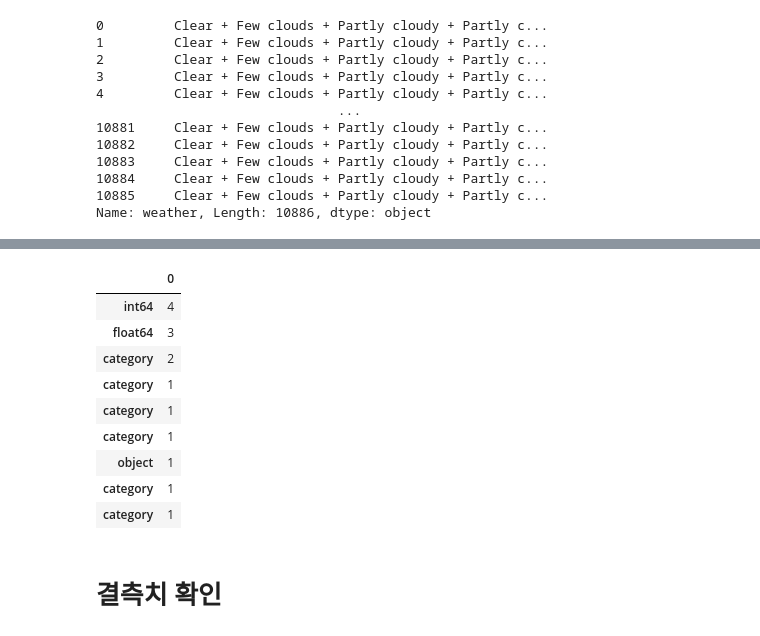
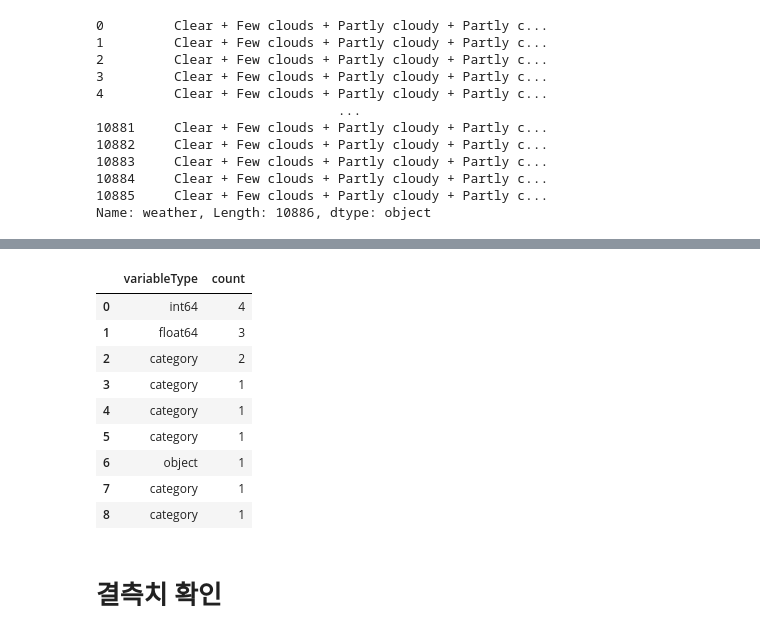
Before and after one commit to chsop/kaggle, a Jupyter notebook: BikeSharing/bike_sharing_demand_practice.ipynb, the cells around one changed output, grey strips where cells are left out. Saved outputs shown, nothing was run; the diff lists cells and outputs as text; code cells hidden in the pictures.

```diff
--- a/BikeSharing/bike_sharing_demand_practice.ipynb
+++ b/BikeSharing/bike_sharing_demand_practice.ipynb
@@ -129,9 +131,9 @@ dailyData["hour"] = dailyData.datetime.apply(lambda x : x.split()[1].split(":")[
 dailyData["weekday"] = dailyData.date.apply(lambda dateString : calendar.day_name[datetime.strptime(dateString,"%Y-%m-%d").weekday()])
 dailyData["month"] = dailyData.date.apply(lambda dateString : calendar.month_name[datetime.strptime(dateString,"%Y-%m-%d").month])
 dailyData["season"] = dailyData.season.map({1: "Spring", 2 : "Summer", 3 : "Fall", 4 :"Winter" })
-dailyData["weather"] = dailyData.weather.map({1: " Clear + Few clouds + Partly cloudy + Partly cloudy",\
-                                        2 : " Mist + Cloudy, Mist + Broken clouds, Mist + Few clouds, Mist ", \
-                                        3 : " Light Snow, Light Rain + Thunderstorm + Scattered clouds, Light Rain + Scattered clouds", \
+dailyData["weather"] = dailyData.weather.map({1: " Clear + Few clouds + Partly cloudy + Partly cloudy",
+                                        2 : " Mist + Cloudy, Mist + Broken clouds, Mist + Few clouds, Mist ",
+                                        3 : " Light Snow, Light Rain + Thunderstorm + Scattered clouds, Light Rain + Scattered clouds",
                                         4 :" Heavy Rain + Ice Pallets + Thunderstorm + Mist, Snow + Fog " })
 # %%
 dailyData.head()
@@ -172,22 +174,28 @@ dtypes: category(7), float64(3), int64(4), object(1)
 memory usage: 757.1+ KB
 # %%
 # 컬럼 타입 시각화  -> 오류 확인 필요
-dataTypeDf = pd.DataFrame(dailyData.dtypes.value_counts()).reset_index().rename(columns={"index":"variableType",0:"count"})
-fig,ax = plt.subplots()
-fig.set_size_inches(12,5)
-sn.barplot(data=dataTypeDf, x="variableType", y="count",ax=ax)
-ax.set(xlabel='Variable Type', ylabel='Count',title="Variables DataType Count")
+dataTypeDf = pd.DataFrame(dailyData.dtypes.value_counts()).reset_index().rename(
+    columns={"index":"variableType",0:"count"})
+
+#dataTypeDf['variableType'] = dataTypeDf['variableType'].astype(object)
+dataTypeDf#.groupby('variableType').count()
+#dataTypeDf = dataTypeDf.groupby('variableType')['count'].count()
+
+# fig,ax = plt.subplots()
+# fig.set_size_inches(12,5)
+# sn.barplot(data=dataTypeDf, x="variableType", y="count",ax=ax)
+# ax.set(xlabel='Variable Type', ylabel='Count',title="Variables DataType Count")
 # %% [output]
-|  | 0 |
-| int64 | 4 |
-| float64 | 3 |
-| category | 2 |
-| category | 1 |
-| category | 1 |
-| category | 1 |
-| object | 1 |
-| category | 1 |
-| category | 1 |
+|  | variableType | count |
+| 0 | int64 | 4 |
+| 1 | float64 | 3 |
+| 2 | category | 2 |
+| 3 | category | 1 |
+| 4 | category | 1 |
+| 5 | category | 1 |
+| 6 | object | 1 |
+| 7 | category | 1 |
+| 8 | category | 1 |
 # %% [markdown]
 # 결측치 확인
 # %%
```
Also changed, not shown: parts of 16 cells of this notebook.
